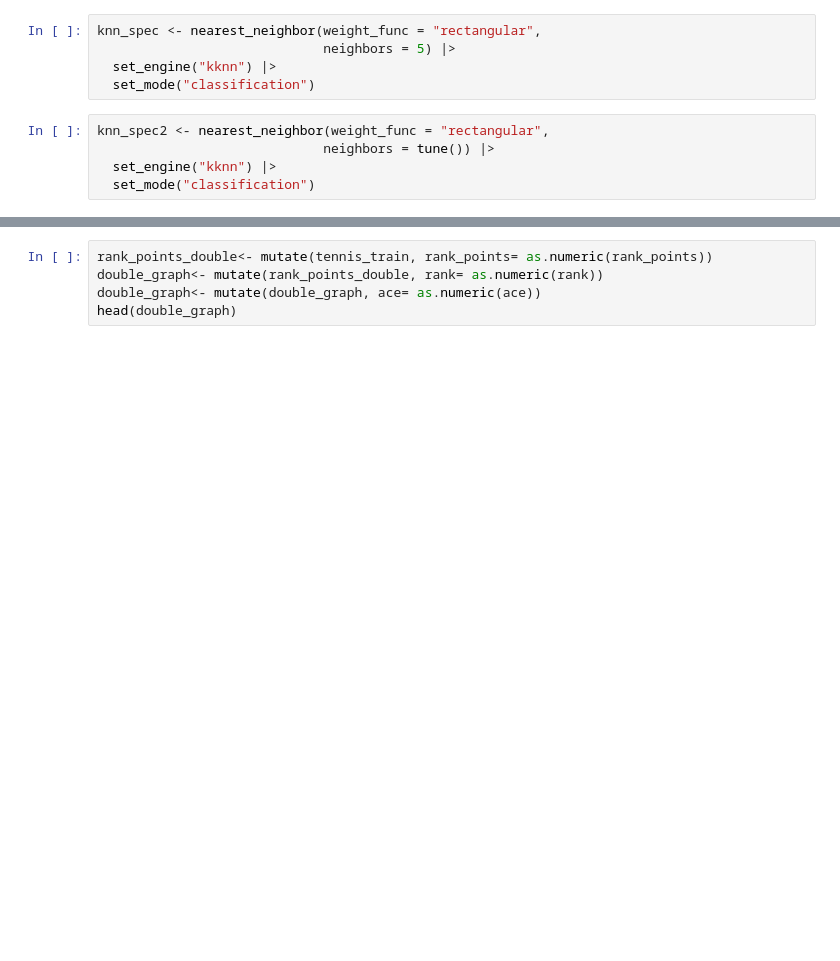
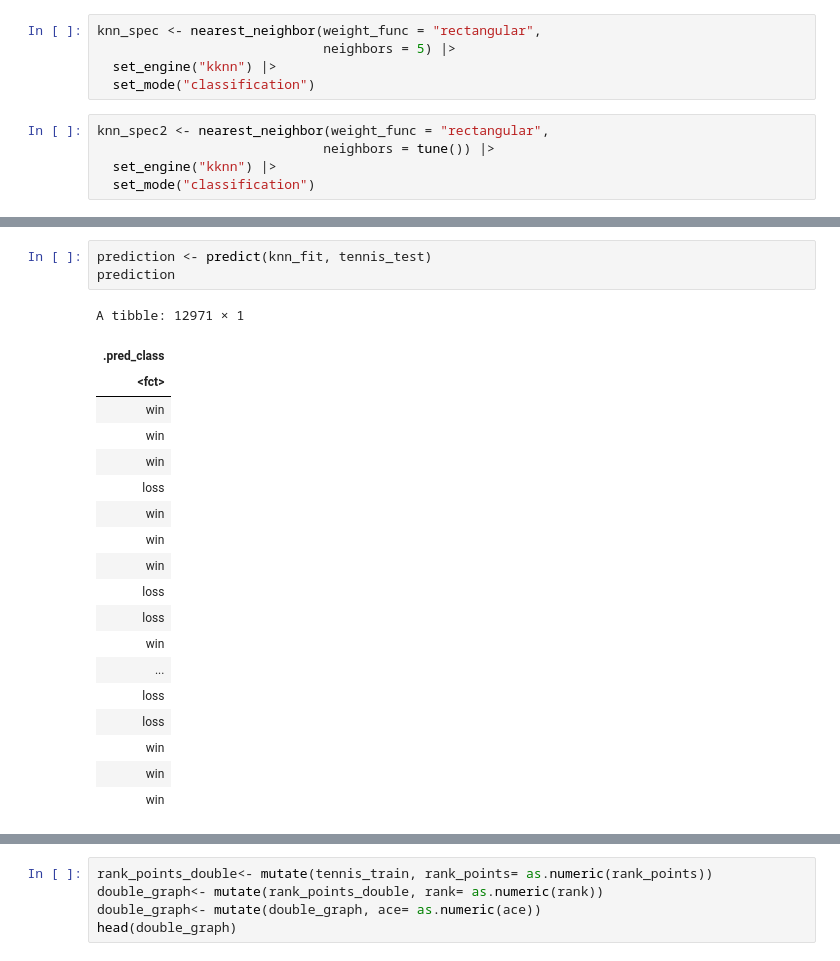
Before and after one commit to Jinception01/DSCI_100_Group_32, a Jupyter notebook: Group_32_Project.ipynb, the cells around one changed output, grey strips where cells are left out. Cells and saved outputs as stored; diff of their text form; blank space fills up the shorter version.

```diff
--- a/Group_32_Project.ipynb
+++ b/Group_32_Project.ipynb
@@ -205,3 +207,26 @@ ERROR: Error in predict(knn_fit, new_observation): object 'knn_fit' not found
+# %%
+prediction <- predict(knn_fit, tennis_test)
+prediction
+# %% [output]
+A tibble: 12971 × 1
+| .pred_class |
+| <fct> |
+| win |
+| win |
+| win |
+| loss |
+| win |
+| win |
+| win |
+| loss |
+| loss |
+| win |
+| ... |
+| loss |
+| loss |
+| win |
+| win |
+| win |
 # %%
 tennis_vfold <- vfold_cv(tennis_train, v = 10, strata = status)
 
```
Also changed, not shown: parts of 9 cells of this notebook.
